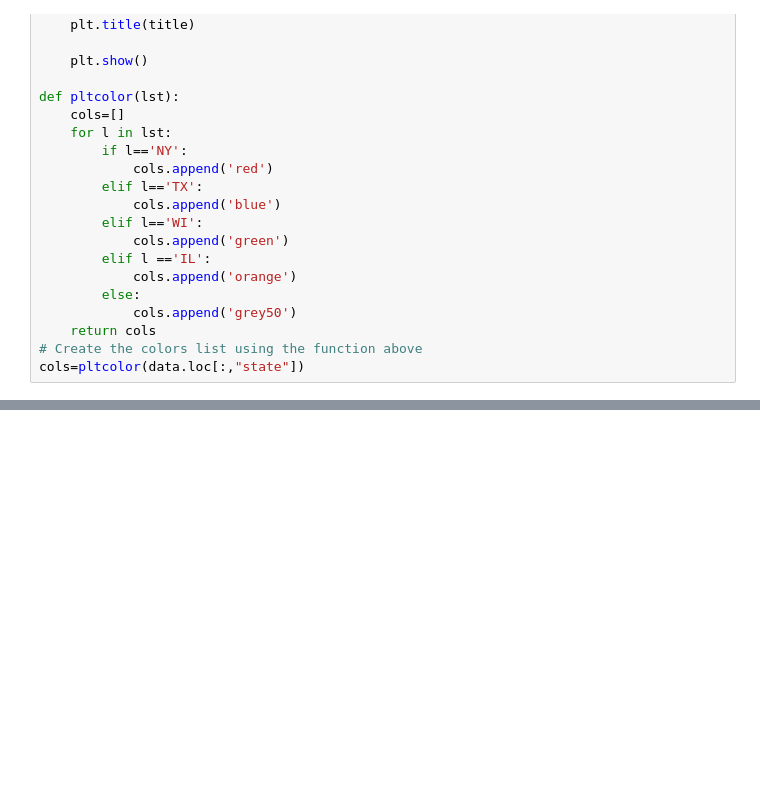
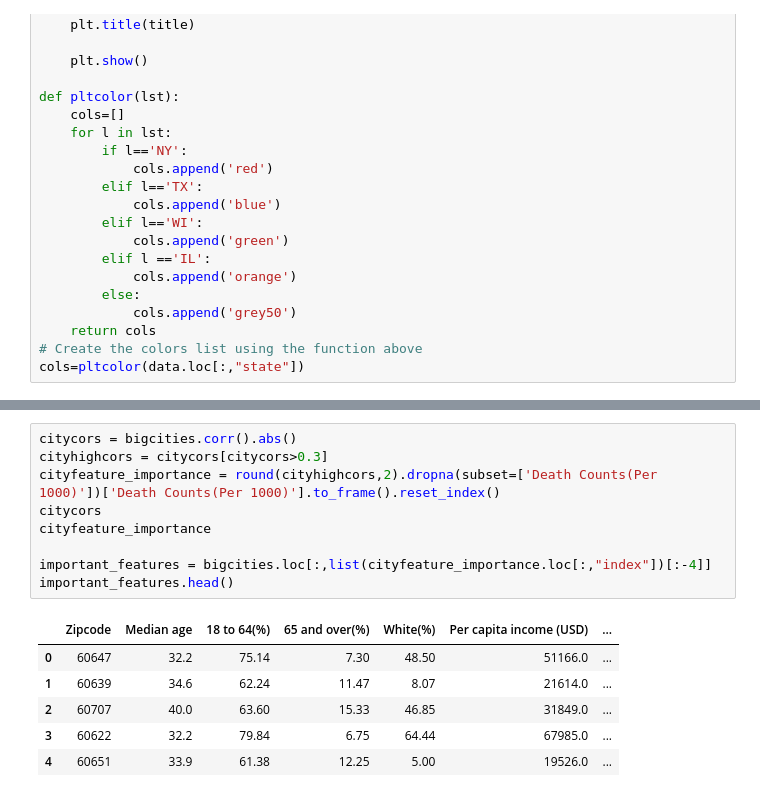
Before and after one commit to uic-cs418/modeling-the-pandemic, a Jupyter notebook: cowen_notebook.ipynb, the cells around one changed output, grey strips where cells are left out. Cells and saved outputs as stored; diff of their text form; blank space fills up the shorter version.

```diff
--- a/cowen_notebook.ipynb
+++ b/cowen_notebook.ipynb
@@ -343,0 +496,16 @@ The lower population zipcodes are mostly on the left side of the plot, suggestin
+# %%
+citycors = bigcities.corr().abs()
+cityhighcors = citycors[citycors>0.3]
+cityfeature_importance = round(cityhighcors,2).dropna(subset=['Death Counts(Per 1000)'])['Death Counts(Per 1000)'].to_frame().reset_index()
+citycors
+cityfeature_importance
+
+important_features = bigcities.loc[:,list(cityfeature_importance.loc[:,"index"])[:-4]]
+important_features.head()
+# %% [output]
+|  | Zipcode | Median age | 18 to 64(%) | 65 and over(%) | White(%) | Per capita income (USD) | ... |
+| 0 | 60647 | 32.2 | 75.14 | 7.30 | 48.50 | 51166.0 | ... |
+| 1 | 60639 | 34.6 | 62.24 | 11.47 | 8.07 | 21614.0 | ... |
+| 2 | 60707 | 40.0 | 63.60 | 15.33 | 46.85 | 31849.0 | ... |
+| 3 | 60622 | 32.2 | 79.84 | 6.75 | 64.44 | 67985.0 | ... |
+| 4 | 60651 | 33.9 | 61.38 | 12.25 | 5.00 | 19526.0 | ... |
```
Also changed, not shown: parts of 26 cells of this notebook, 3 other files.
